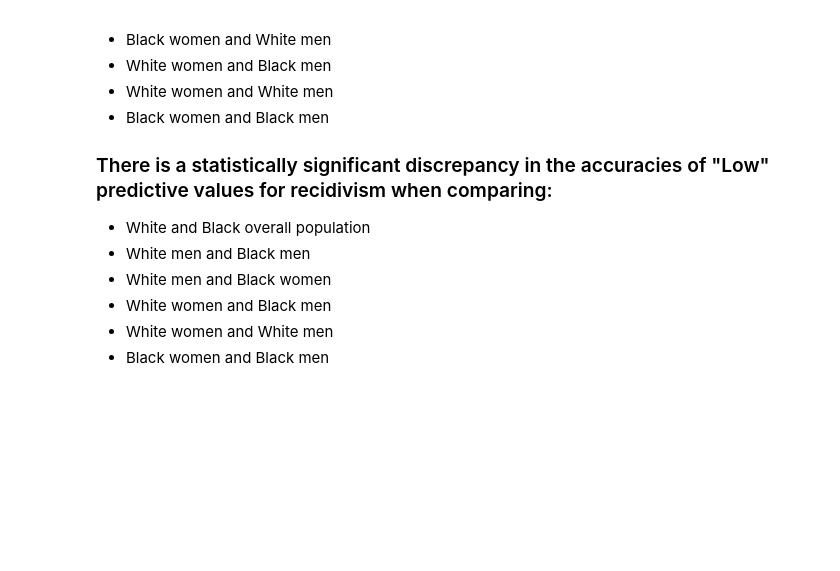
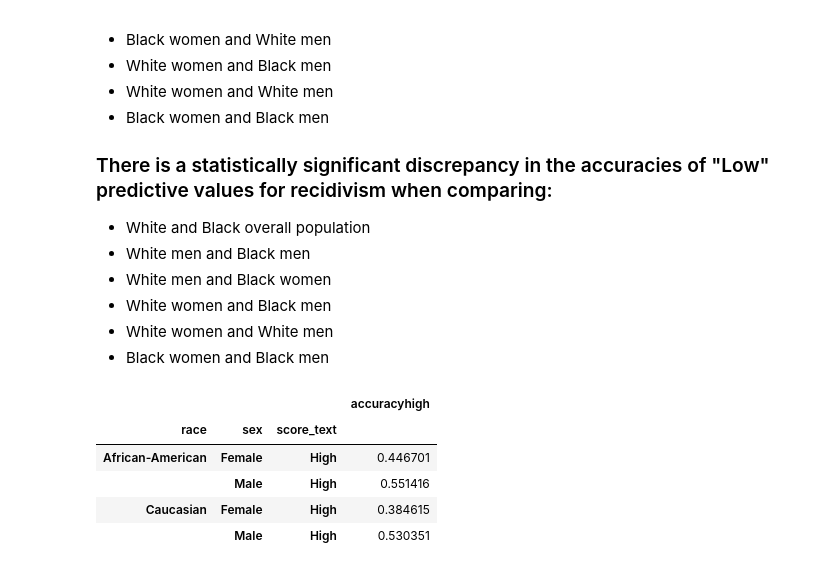
Before and after one commit to CyrusRR/iXDSCourseProject1, a Jupyter notebook: compas-analysis-master/COMPAS Hypothesis.ipynb, the cells around one changed output. Saved outputs shown, nothing was run; the diff lists cells and outputs as text; code cells hidden in the pictures; blank space fills up the shorter version.

```diff
--- a/compas-analysis-master/COMPAS Hypothesis.ipynb
+++ b/compas-analysis-master/COMPAS Hypothesis.ipynb
@@ -187,12 +187,12 @@ The low risk accuracy for the oldest group is much higher.
 The differences in accuracy are significant between all groups. They likely do not have the same average accuracy.
 Since the average accuracy for the oldest group is significantly lower for high risk and higher for low risk, this may mean this algorithm may give the older group lower scores in general.
 # %%
-compasrisk = compas[(compas.score_text == "High") & (compas.race == "African-American") | (compas.race == "Caucasian")]
-compasrisk = compasrisk[(compasrisk.is_recid != -1) & (compasrisk.decile_score != -1)]
-highriskrace = compasrisk
-lowriskrace  = compasrisk
+compas = compas[(compas.race == "African-American") | (compas.race == "Caucasian")]
+compasrisk = compas[(compas.is_recid != -1) & (compas.decile_score != -1)]
+highriskrace = compasrisk[(compasrisk.score_text == "High")]
+lowriskrace  = compasrisk[(compasrisk.score_text == "Low")]
 highriskrace["accuracyhigh"] = (compasrisk.is_recid == 1)
-lowriskrace["accuracylow"] = (lowriskrace.is_recid == 0)
+lowriskrace["accuracylow"] = (compasrisk.is_recid == 0)
 # %%
 HWhitt = highriskrace[(highriskrace.race=="Caucasian")&(highriskrace.score_text=="High")].accuracyhigh
 HWhitemen = highriskrace[(highriskrace.race=="Caucasian")&(highriskrace.sex=="Male")&(highriskrace.score_text=="High")].accuracyhigh
@@ -278,6 +278,12 @@ Black women and Black men p-value: nan
 - White women and White men
 - Black women and Black men
 # %%
-highvisual = hrr.groupby(["race", "sex", "score_text"])[["accuracyhigh"]].mean()
-lowvisual = lrr.groupby(["race", "sex", "score_text"])[["accuracylow"]].mean()
+highvisual = highriskrace.groupby(["race", "sex", "score_text"])[["accuracyhigh"]].mean()
 highvisual
+# %% [output]
+|  |  |  | accuracyhigh |
+| race | sex | score_text |  |
+| African-American | Female | High | 0.446701 |
+|  | Male | High | 0.551416 |
+| Caucasian | Female | High | 0.384615 |
+|  | Male | High | 0.530351 |
```
Also changed, not shown: parts of 3 cells of this notebook.
